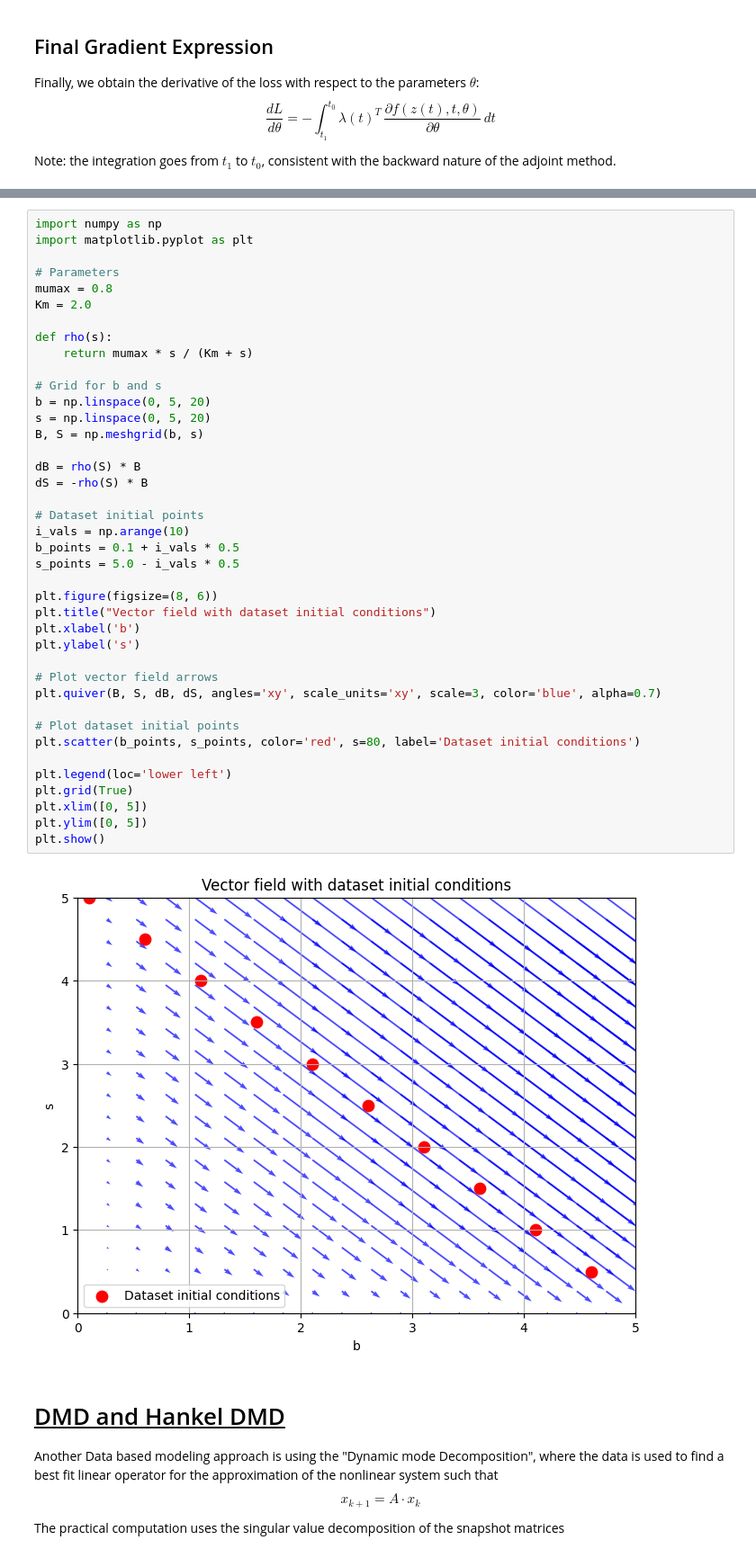
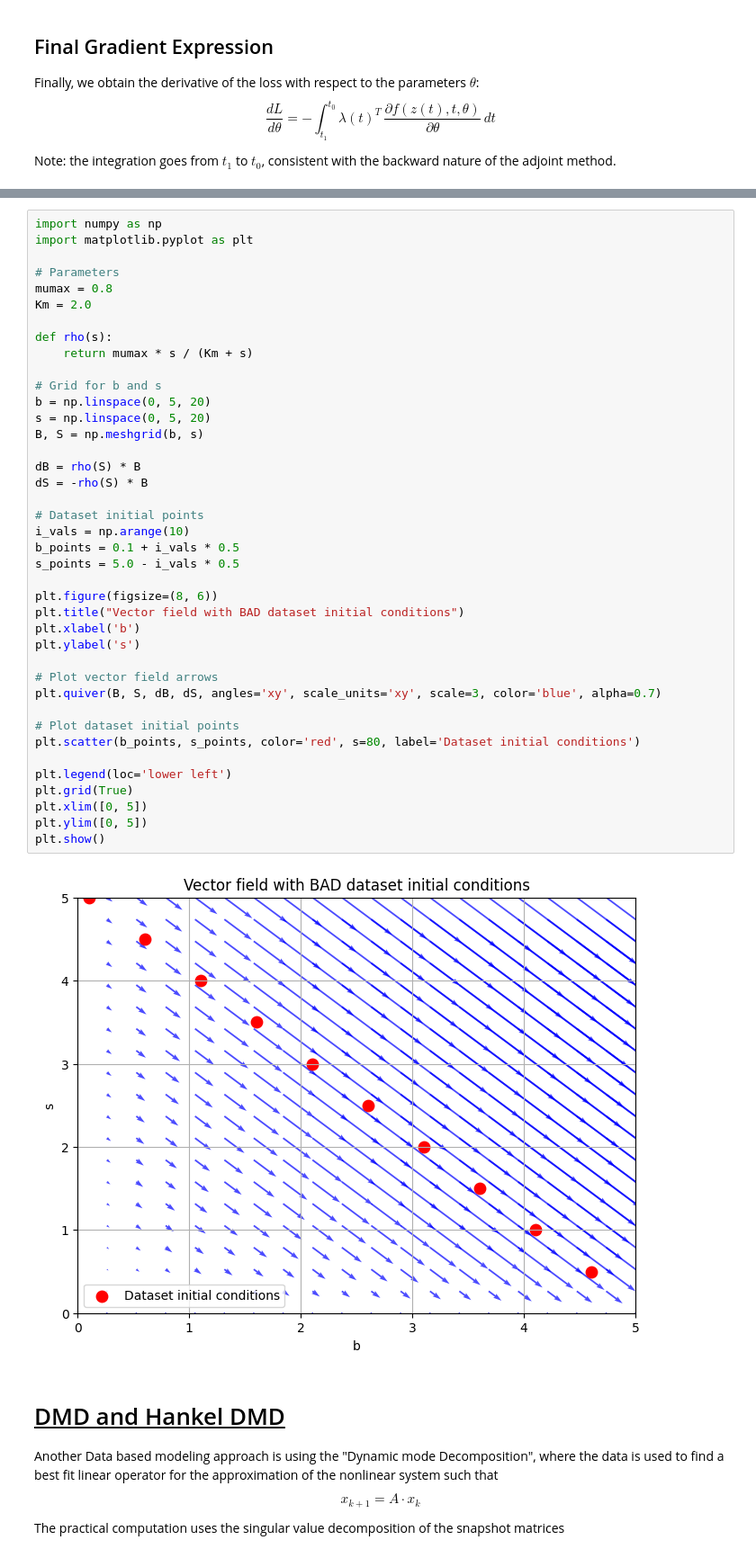
Before and after one commit to therealtoby1/Master, a Jupyter notebook: Cell_growth_easy_Model.ipynb, the cells around one changed output, grey strips where cells are left out. Shown at 90% size. Drawn from its saved outputs; the diff is of its cells as text.

```diff
--- a/Cell_growth_easy_Model.ipynb
+++ b/Cell_growth_easy_Model.ipynb
@@ -376,35 +408,35 @@ def rho(s):
 
 # Grid for b and s
 b = np.linspace(0, 5, 20)
 s = np.linspace(0, 5, 20)
 B, S = np.meshgrid(b, s)
 
 dB = rho(S) * B
 dS = -rho(S) * B
 
 # Dataset initial points
 i_vals = np.arange(10)
 b_points = 0.1 + i_vals * 0.5
 s_points = 5.0 - i_vals * 0.5
 
 plt.figure(figsize=(8, 6))
-plt.title("Vector field with dataset initial conditions")
+plt.title("Vector field with BAD dataset initial conditions")
 plt.xlabel('b')
 plt.ylabel('s')
 
 # Plot vector field arrows
 plt.quiver(B, S, dB, dS, angles='xy', scale_units='xy', scale=3, color='blue', alpha=0.7)
 
 # Plot dataset initial points
 plt.scatter(b_points, s_points, color='red', s=80, label='Dataset initial conditions')
 
 plt.legend(loc='lower left')
 plt.grid(True)
 plt.xlim([0, 5])
 plt.ylim([0, 5])
 plt.show()
 # %% [output]
-[figure, old version]
+[figure, new version]
 # %% [markdown]
 # <u> DMD and Hankel DMD </u>
 Another Data based modeling approach is using the "Dynamic mode Decomposition", where the data is used to find a best fit linear operator for the approximation of the nonlinear system such that
```
Also changed, not shown: parts of 9 cells of this notebook, 1 other file.
